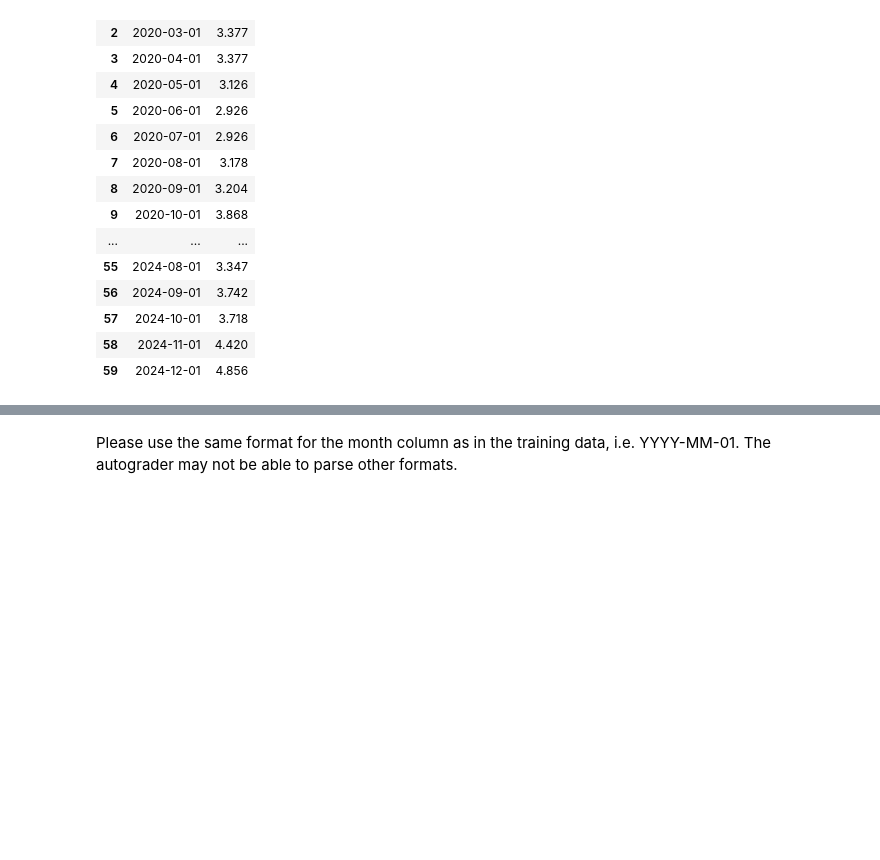
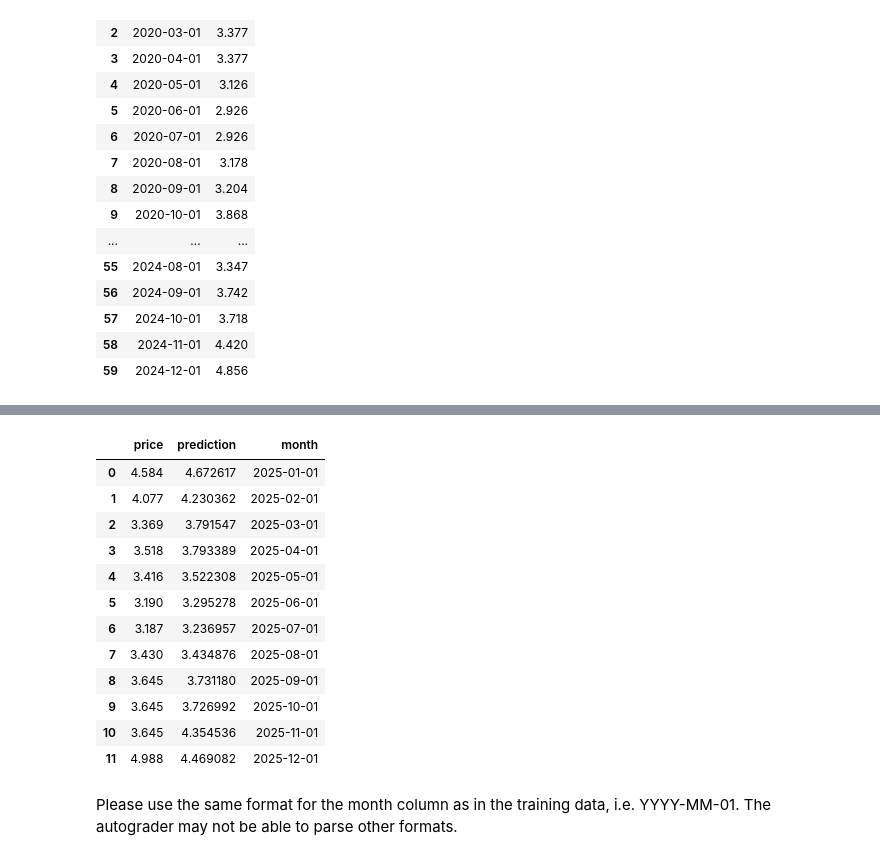
Before and after one commit to aidandig/dx704-project-02, a Jupyter notebook: dx704-project-02.ipynb, the cells around one changed output, grey strips where cells are left out. Cells and saved outputs as stored; diff of their text form; code cells hidden in the pictures; blank space fills up the shorter version.

Commit message:
XGB Regressor predictions

```diff
--- a/dx704-project-02.ipynb
+++ b/dx704-project-02.ipynb
@@ -141,3 +143,8 @@ backtest
 | 57 | 2024-10-01 | 3.718 |
 | 58 | 2024-11-01 | 4.420 |
 | 59 | 2024-12-01 | 4.856 |
+# %%
+test = df_final.copy()
+test['month'] = pd.to_datetime(test['month'])
+test = test[test['month'].dt.year == 2025]
+test
@@ -143,0 +165,31 @@ backtest
+# %%
+def create_features(df):
+    df = df.copy()
+    df = df.set_index('month')
+    df.index = pd.to_datetime(df.index)
+
+    df['day_of_week'] = df.index.day_of_week
+    df['quarter'] = df.index.quarter
+    df['month'] = df.index.month
+    df['day_of_year'] = df.index.day_of_year
+    df['year'] = df.index.year
+    return df
+
+train = create_features(train)
+test = create_features(test)
+
+FEATURES = ['day_of_week', 'quarter', 'month', 'day_of_year', 'year']
+TARGET = 'price'
+
+X_train = train[FEATURES]
+y_train = train[TARGET]
+
+X_test = test[FEATURES]
+y_test = test[TARGET]
+# %%
+import xgboost as xgb
+
+reg = xgb.XGBRegressor(n_estimators=1000, early_stopping_rounds=50, learning_rate=0.01, random_state=seed)
+reg.fit(X_train, y_train,
+        eval_set=[(X_train, y_train), (X_test, y_test)],
+        verbose=50)
@@ -144 +215,21 @@ backtest
+# %%
+test['prediction'] = reg.predict(X_test)
+test = test[['price', 'prediction']]
+test['month'] = test.index
+test.reset_index(drop=True, inplace=True)
+test
+# %% [output]
+|  | price | prediction | month |
+| 0 | 4.584 | 4.672617 | 2025-01-01 |
+| 1 | 4.077 | 4.230362 | 2025-02-01 |
+| 2 | 3.369 | 3.791547 | 2025-03-01 |
+| 3 | 3.518 | 3.793389 | 2025-04-01 |
+| 4 | 3.416 | 3.522308 | 2025-05-01 |
+| 5 | 3.190 | 3.295278 | 2025-06-01 |
+| 6 | 3.187 | 3.236957 | 2025-07-01 |
+| 7 | 3.430 | 3.434876 | 2025-08-01 |
+| 8 | 3.645 | 3.731180 | 2025-09-01 |
+| 9 | 3.645 | 3.726992 | 2025-10-01 |
+| 10 | 3.645 | 4.354536 | 2025-11-01 |
+| 11 | 4.988 | 4.469082 | 2025-12-01 |
 # %%
```
Also changed, not shown: parts of 5 cells of this notebook, 1 other file.
